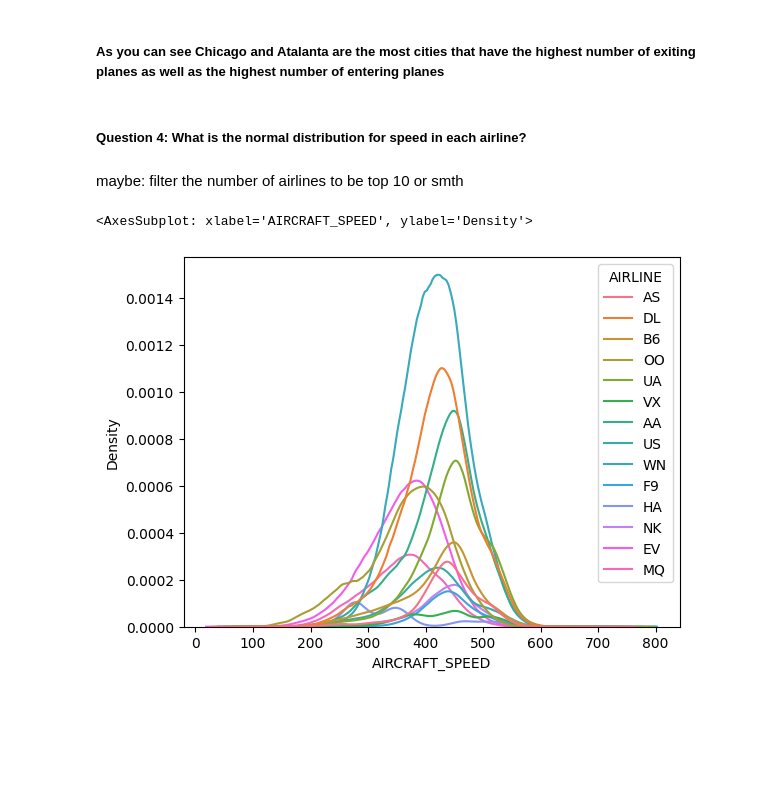
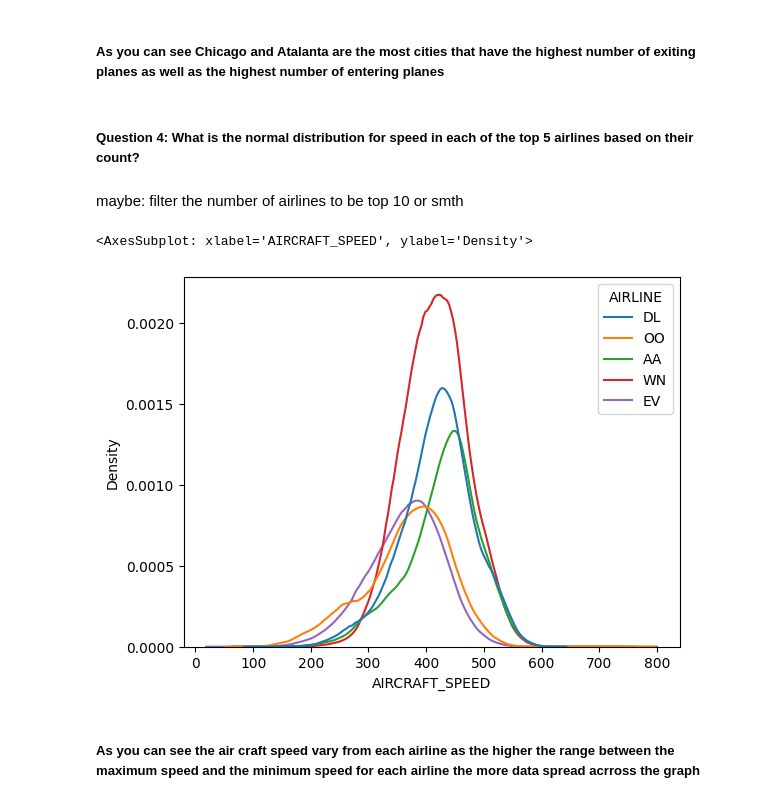
Before and after one commit to 3mkTawfik/DEProject2, a Jupyter notebook: DEProject2.ipynb, the cells around one changed output. Saved outputs shown, nothing was run; the diff lists cells and outputs as text; code cells hidden in the pictures; blank space fills up the shorter version.

Commit message:
finshed question 4

```diff
--- a/DEProject2.ipynb
+++ b/DEProject2.ipynb
@@ -286,11 +286,16 @@ sns.countplot(y= 'DESTINATION_CITY', data = df3, ax= axs[1])
 # %% [markdown]
 <h5>As you can see Chicago and Atalanta are the most cities that have the highest number of exiting planes as well as the highest number of entering planes</h5>
 # %% [markdown]
-<h5>Question 4: What is the normal distribution for speed in each airline?</h5>
+<h5>Question 4: What is the normal distribution for speed in each of the top 5 airlines based on their count?</h5>
 # %% [markdown]
 maybe: filter the number of airlines to be top 10 or smth
-# %%
-sns.kdeplot(x='AIRCRAFT_SPEED',hue='AIRLINE', data = df)
-# %% [output]
-<AxesSubplot: xlabel='AIRCRAFT_SPEED', ylabel='Density'>
-[figure, removed]
+# %%
+df2 = df.copy()
+df2 = df2[df2.groupby('AIRLINE').AIRLINE.transform('count')>461519]
+
+sns.kdeplot(x='AIRCRAFT_SPEED',hue='AIRLINE', data = df2)
+# %% [output]
+<AxesSubplot: xlabel='AIRCRAFT_SPEED', ylabel='Density'>
+[figure, added]
+# %% [markdown]
+<h5>As you can see the air craft speed vary from each airline as  the higher the range between the maximum speed and the minimum speed for each airline the more data spread acrross the graph</h5>
```
Also changed, not shown: parts of 1 cell of this notebook.
